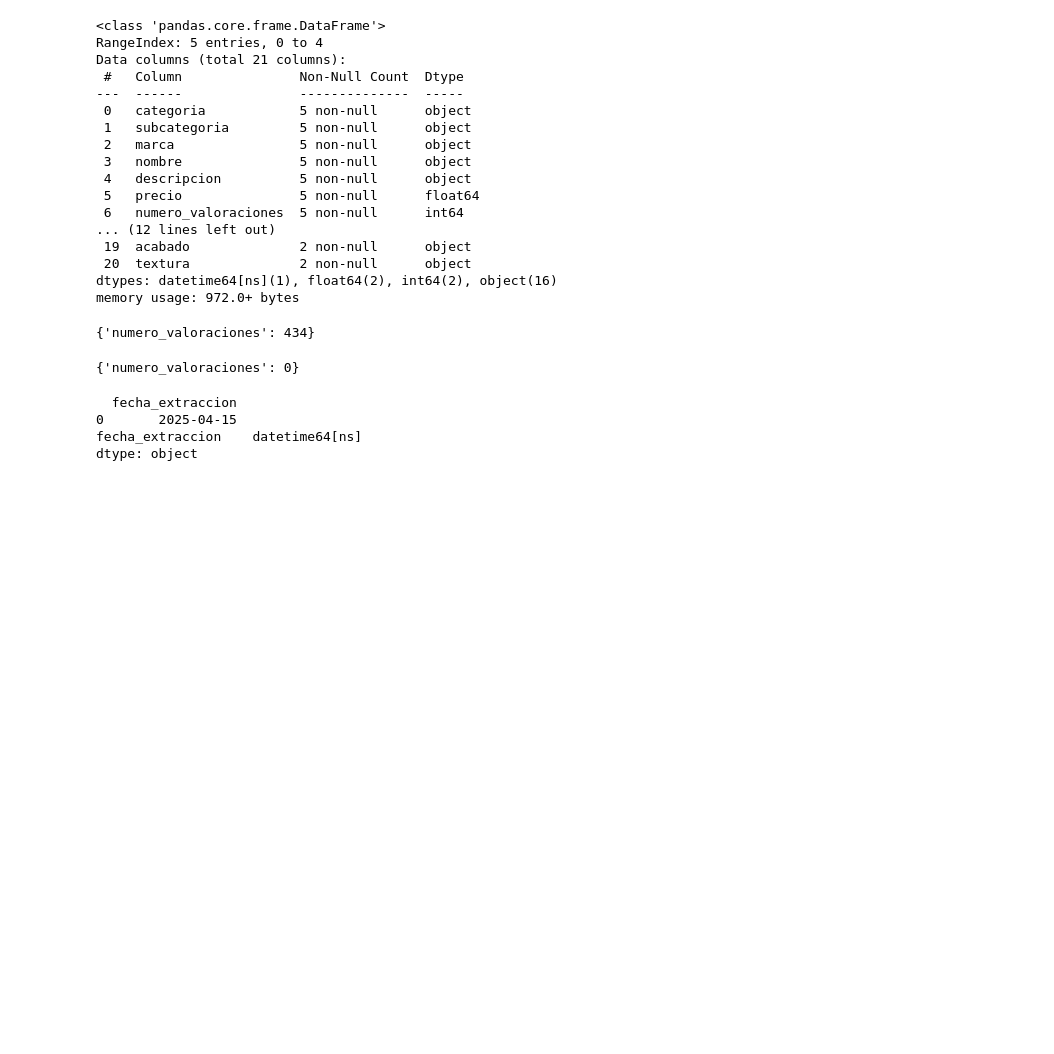
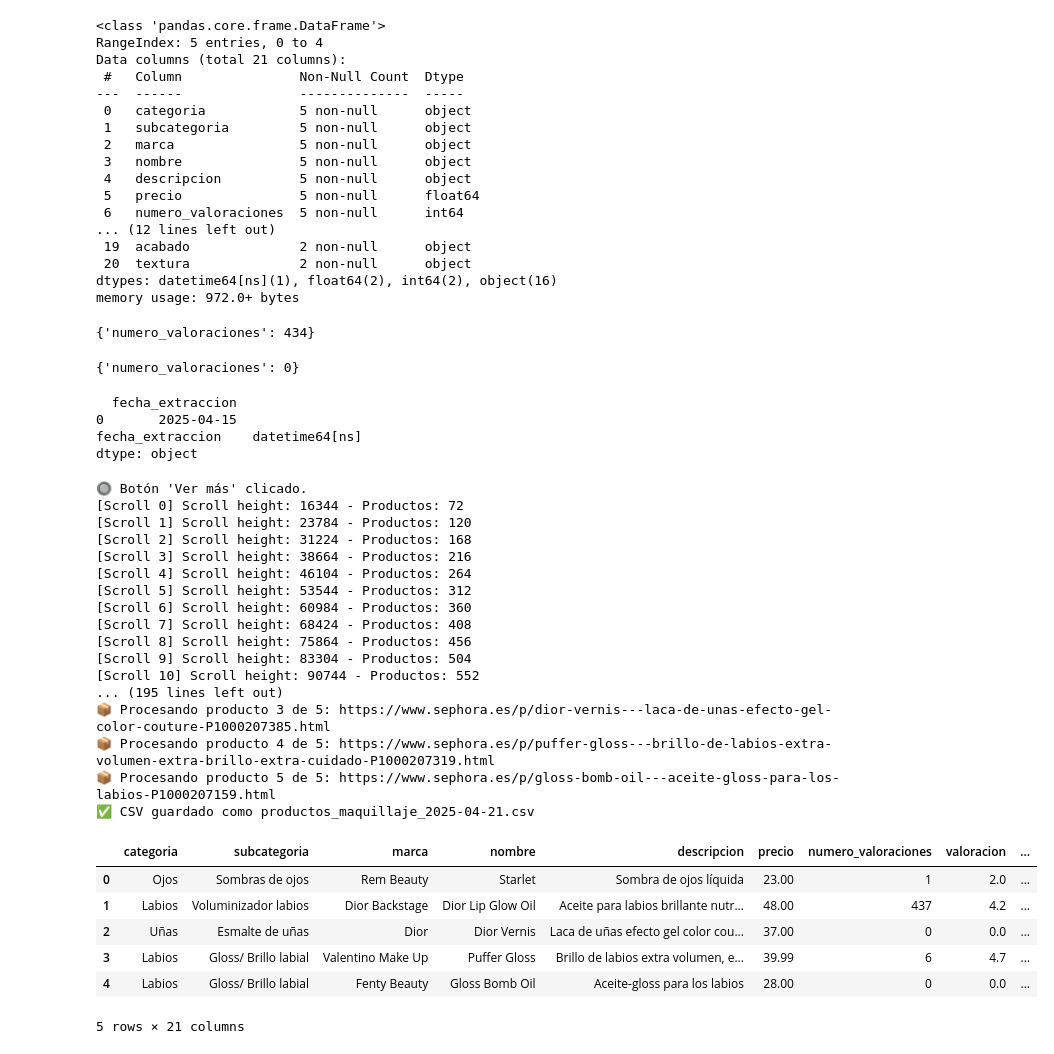
Before and after one commit to raquelscv/proyecto_final_sephora, a Jupyter notebook: pruebas/scraping.ipynb, the cells around one changed output. Saved outputs shown, nothing was run; the diff lists cells and outputs as text; code cells hidden in the pictures; blank space fills up the shorter version.

Commit message:
Scrapeo modulado en funciones en .py

```diff
--- a/pruebas/scraping.ipynb
+++ b/pruebas/scraping.ipynb
@@ -3490,0 +3715,28 @@ dtype: object
+# %%
+df = scrapeo_sephora()
+df
+# %% [output]
+🔘 Botón 'Ver más' clicado.
+[Scroll 0] Scroll height: 16344 - Productos: 72
+[Scroll 1] Scroll height: 23784 - Productos: 120
+[Scroll 2] Scroll height: 31224 - Productos: 168
+[Scroll 3] Scroll height: 38664 - Productos: 216
+[Scroll 4] Scroll height: 46104 - Productos: 264
+[Scroll 5] Scroll height: 53544 - Productos: 312
+[Scroll 6] Scroll height: 60984 - Productos: 360
+[Scroll 7] Scroll height: 68424 - Productos: 408
+[Scroll 8] Scroll height: 75864 - Productos: 456
+[Scroll 9] Scroll height: 83304 - Productos: 504
+[Scroll 10] Scroll height: 90744 - Productos: 552
+... (195 lines left out)
+📦 Procesando producto 3 de 5: https://www.sephora.es/p/dior-vernis---laca-de-unas-efecto-gel-color-couture-P1000207385.html
+📦 Procesando producto 4 de 5: https://www.sephora.es/p/puffer-gloss---brillo-de-labios-extra-volumen-extra-brillo-extra-cuidado-P1000207319.html
+📦 Procesando producto 5 de 5: https://www.sephora.es/p/gloss-bomb-oil---aceite-gloss-para-los-labios-P1000207159.html
+✅ CSV guardado como productos_maquillaje_2025-04-21.csv
+|  | categoria | subcategoria | marca | nombre | descripcion | precio | numero_valoraciones | valoracion | ... |
+| 0 | Ojos | Sombras de ojos | Rem Beauty | Starlet | Sombra de ojos líquida | 23.00 | 1 | 2.0 | ... |
+| 1 | Labios | Voluminizador labios | Dior Backstage | Dior Lip Glow Oil | Aceite para labios brillante nutr... | 48.00 | 437 | 4.2 | ... |
+| 2 | Uñas | Esmalte de uñas | Dior | Dior Vernis | Laca de uñas efecto gel color cou... | 37.00 | 0 | 0.0 | ... |
+| 3 | Labios | Gloss/ Brillo labial | Valentino Make Up | Puffer Gloss | Brillo de labios extra volumen, e... | 39.99 | 6 | 4.7 | ... |
+| 4 | Labios | Gloss/ Brillo labial | Fenty Beauty | Gloss Bomb Oil | Aceite-gloss para los labios | 28.00 | 0 | 0.0 | ... |
+5 rows × 21 columns
```
Also changed, not shown: parts of 1 cell of this notebook, 8 other files.
